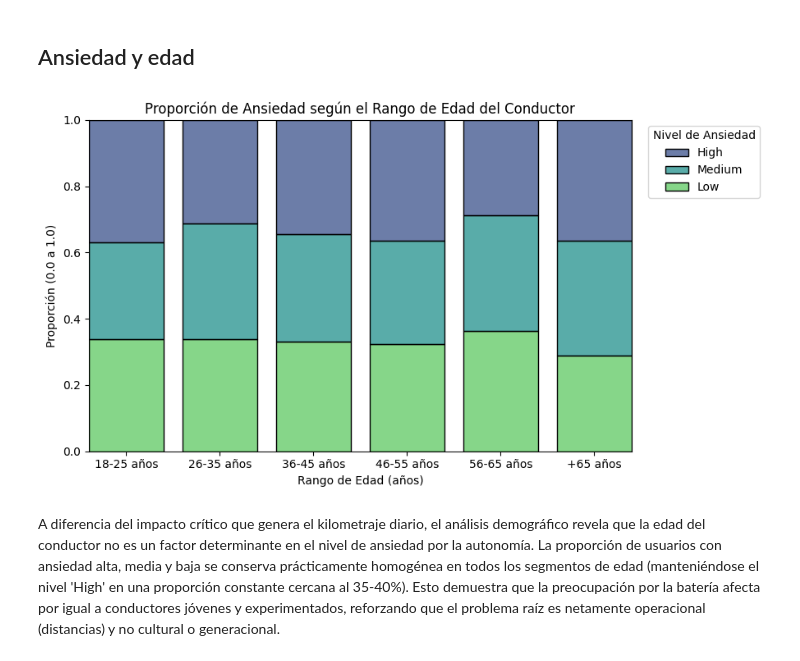
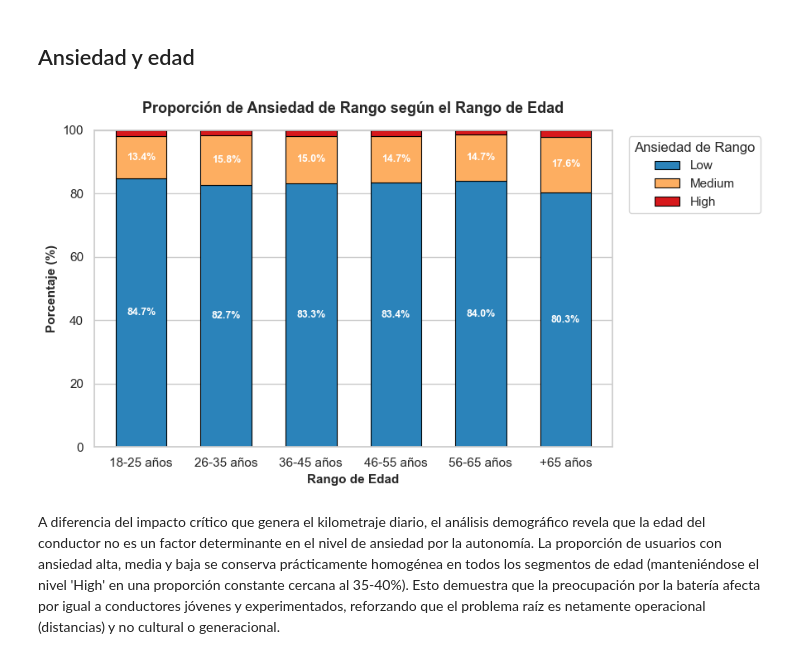
Before and after one commit to joshepgamboave-crypto/DATASET-IA, a Jupyter notebook: noteboock.ipynb, the cells around one changed output. Cells and saved outputs as stored; diff of their text form; code cells hidden in the pictures.

```diff
--- a/noteboock.ipynb
+++ b/noteboock.ipynb
@@ -372,41 +535,98 @@ Se observa una fuerte relación positiva entre el kilometraje diario recorrido y
 ## Ansiedad y edad
 # %%
 import matplotlib.pyplot as plt
+import numpy as np
 import pandas as pd
 import seaborn as sns
 
+# ------------------------------------------------------------
+# Carga de Datos y Estilo
+# ------------------------------------------------------------
 df = pd.read_csv("./datos/EV_Adoption_and_Range_Anxiety_Dataset.csv")
+sns.set_theme(style="whitegrid")
 
-bins = [18, 25, 35, 45, 55, 65, 90]
+# ------------------------------------------------------------
+# Agrupación por Rangos de Edad (Inclusivo en el límite inferior)
+# ------------------------------------------------------------
+bins = [18, 25, 35, 45, 55, 65, np.inf]
 labels = ["18-25 años", "26-35 años", "36-45 años", "46-55 años", "56-65 años", "+65 años"]
-df["Rango_Edad"] = pd.cut(df["Age"], bins=bins, labels=labels)
 
+df["Rango_Edad"] = pd.cut(
+    df["Age"], bins=bins, labels=labels, include_lowest=True
+)
+
+# ------------------------------------------------------------
+# Tabla Cruzada Normalizada (%)
+# ------------------------------------------------------------
+order_anxiety = ["Low", "Medium", "High"]
+
+tabla_proporciones = (
+    pd.crosstab(
+        df["Rango_Edad"], df["Range_Anxiety_Level"], normalize="index"
+    )
+    * 100
+)
+
+# Filtrar columnas existentes y mantener orden
+cols_existentes = [c for c in order_anxiety if c in tabla_proporciones.columns]
+tabla_proporciones = tabla_proporciones[cols_existentes]
+
+# ------------------------------------------------------------
+# Visualización
+# ------------------------------------------------------------
 fig, ax = plt.subplots(figsize=(9, 5))
 
-sns.histplot(
-    data=df,
-    x="Rango_Edad",
-    hue="Range_Anxiety_Level",
-    hue_order=["High", "Medium", "Low"],
-    multiple="fill",
-    stat="percent",
-    common_norm=False,
-    palette="viridis",
-    shrink=0.8,
+# Paleta de colores coherente
+colors = ["#2b83ba", "#fdae61", "#d7191c"][: len(cols_existentes)]
+
+tabla_proporciones.plot(
+    kind="bar",
+    stacked=True,
+    color=colors,
+    width=0.6,
+    edgecolor="black",
+    linewidth=0.8,
     ax=ax,
 )
 
-sns.move_legend(
-    ax, "upper left", bbox_to_anchor=(1.02, 1), title="Nivel de Ansiedad"
+# Anotaciones de porcentaje dentro de las barras
+for container in ax.containers:
+    labels_val = [
+        f"{val:.1f}%" if (pd.notna(val) and val > 5) else ""
+        for val in container.datavalues
+    ]
+    ax.bar_label(
+        container,
+        labels=labels_val,
+        label_type="center",
+        color="white",
+        fontweight="bold",
+        fontsize=9,
+    )
+
+# Configuración de Ejes y Leyendas
+plt.title(
+    "Proporción de Ansiedad de Rango según el Rango de Edad",
+    fontsize=13,
+    fontweight="bold",
+    pad=15,
+)
+plt.xlabel("Rango de Edad", fontsize=11, fontweight="bold")
+plt.ylabel("Porcentaje (%)", fontsize=11, fontweight="bold")
+plt.xticks(rotation=0)
+plt.ylim(0, 100)
+
+plt.legend(
+    title="Ansiedad de Rango",
+    loc="upper left",
+    bbox_to_anchor=(1.02, 1),
+    frameon=True,
 )
 
-plt.title("Proporción de Ansiedad según el Rango de Edad del Conductor")
-plt.xlabel("Rango de Edad (años)")
-plt.ylabel("Proporción (0.0 a 1.0)")
 plt.tight_layout()
 plt.show()
 # %% [output]
-[figure, old version]
+[figure, new version]
 # %% [markdown]
 A diferencia del impacto crítico que genera el kilometraje diario, el análisis demográfico revela que la edad del conductor no es un factor determinante en el nivel de ansiedad por la autonomía. La proporción de usuarios con ansiedad alta, media y baja se conserva prácticamente homogénea en todos los segmentos de edad (manteniéndose el nivel 'High' en una proporción constante cercana al 35-40%). Esto demuestra que la preocupación por la batería afecta por igual a conductores jóvenes y experimentados, reforzando que el problema raíz es netamente operacional (distancias) y no cultural o generacional.
 # %% [markdown]
```
Also changed, not shown: parts of 47 cells of this notebook, 1 other file.
